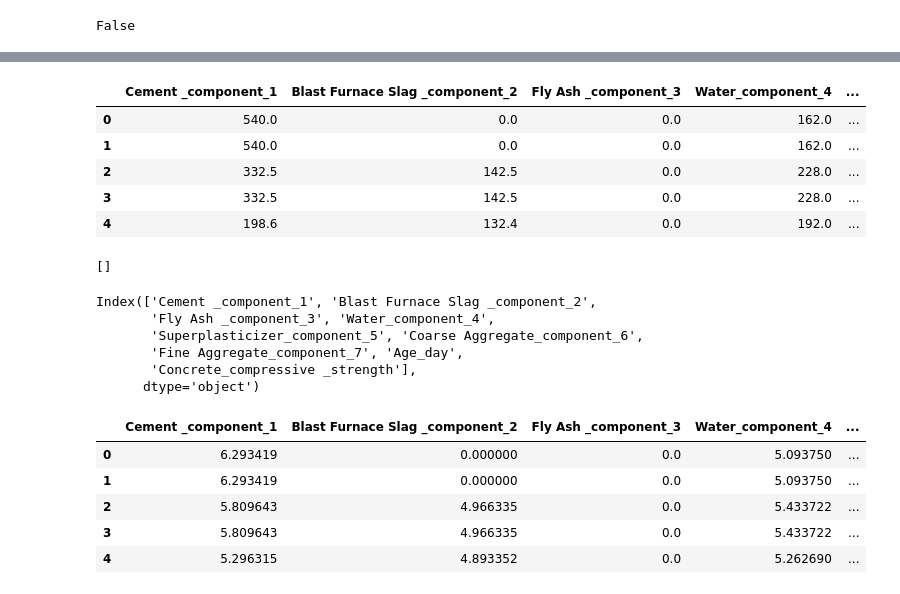
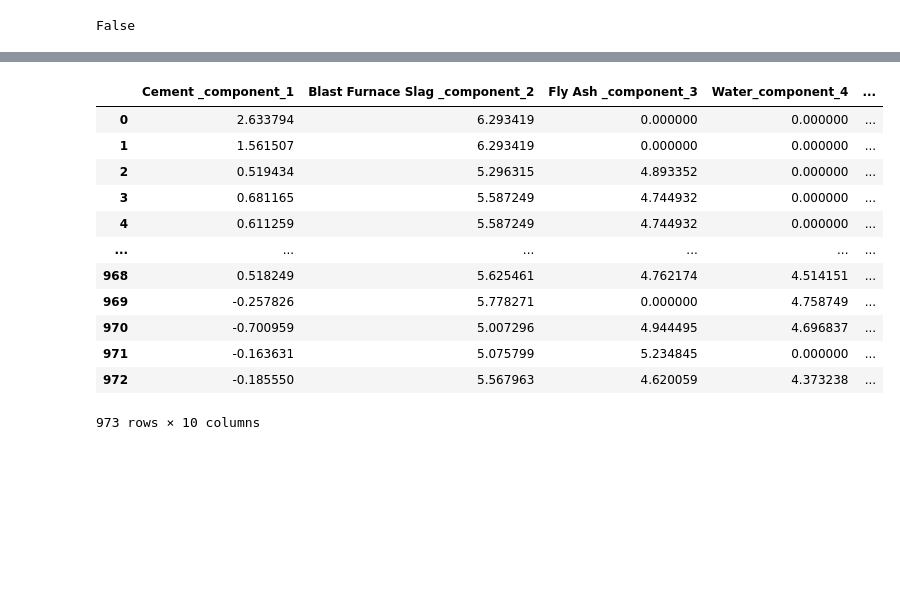
Before and after one commit to ghimanshu98/CementStrengthPredicition, a Jupyter notebook: temp.ipynb, the cells around one changed output, grey strips where cells are left out. Saved outputs shown, nothing was run; the diff lists cells and outputs as text; code cells hidden in the pictures; blank space fills up the shorter version.

```diff
--- a/temp.ipynb
+++ b/temp.ipynb
@@ -392,11 +598,16 @@ train_data_loader_obj = Training_data_loader()
 # %%
-df = train_data_loader_obj.getTrainingDataFrame()
+df
+# %% [output]
+|  | Cement _component_1 | Blast Furnace Slag _component_2 | Fly Ash _component_3 | Water_component_4 | ... |
+| 0 | 2.633794 | 6.293419 | 0.000000 | 0.000000 | ... |
+| 1 | 1.561507 | 6.293419 | 0.000000 | 0.000000 | ... |
+| 2 | 0.519434 | 5.296315 | 4.893352 | 0.000000 | ... |
+| 3 | 0.681165 | 5.587249 | 4.744932 | 0.000000 | ... |
+| 4 | 0.611259 | 5.587249 | 4.744932 | 0.000000 | ... |
+| ... | ... | ... | ... | ... | ... |
+| 968 | 0.518249 | 5.625461 | 4.762174 | 4.514151 | ... |
+| 969 | -0.257826 | 5.778271 | 0.000000 | 4.758749 | ... |
+| 970 | -0.700959 | 5.007296 | 4.944495 | 4.696837 | ... |
+| 971 | -0.163631 | 5.075799 | 5.234845 | 0.000000 | ... |
+| 972 | -0.185550 | 5.567963 | 4.620059 | 4.373238 | ... |
+973 rows × 10 columns
-# %%
-df.head(5)
-# %% [output]
-|  | Cement _component_1 | Blast Furnace Slag _component_2 | Fly Ash _component_3 | Water_component_4 | ... |
-| 0 | 540.0 | 0.0 | 0.0 | 162.0 | ... |
-| 1 | 540.0 | 0.0 | 0.0 | 162.0 | ... |
-| 2 | 332.5 | 142.5 | 0.0 | 228.0 | ... |
-| 3 | 332.5 | 142.5 | 0.0 | 228.0 | ... |
-| 4 | 198.6 | 132.4 | 0.0 | 192.0 | ... |
@@ -407,29 +613,0 @@ preprocessor = DataPreProcessing()
-# %%
-# check null
-
-preprocessor.containsNull(df)
-# %% [output]
-[]
-# %%
-preprocessor.getColNames(df)
-# %% [output]
-Index(['Cement _component_1', 'Blast Furnace Slag _component_2',
-       'Fly Ash _component_3', 'Water_component_4',
-       'Superplasticizer_component_5', 'Coarse Aggregate_component_6',
-       'Fine Aggregate_component_7', 'Age_day',
-       'Concrete_compressive _strength'],
-      dtype='object')
-# %%
-df = preprocessor.convertToLogNormalForm(df, ['Cement _component_1', 'Blast Furnace Slag _component_2',
-       'Fly Ash _component_3', 'Water_component_4',
-       'Superplasticizer_component_5', 'Coarse Aggregate_component_6',
-       'Fine Aggregate_component_7', 'Age_day'])
-
-df.head(5)
-# %% [output]
-|  | Cement _component_1 | Blast Furnace Slag _component_2 | Fly Ash _component_3 | Water_component_4 | ... |
-| 0 | 6.293419 | 0.000000 | 0.0 | 5.093750 | ... |
-| 1 | 6.293419 | 0.000000 | 0.0 | 5.093750 | ... |
-| 2 | 5.809643 | 4.966335 | 0.0 | 5.433722 | ... |
-| 3 | 5.809643 | 4.966335 | 0.0 | 5.433722 | ... |
-| 4 | 5.296315 | 4.893352 | 0.0 | 5.262690 | ... |
```
Also changed, not shown: parts of 33 cells of this notebook, 12 other files.
